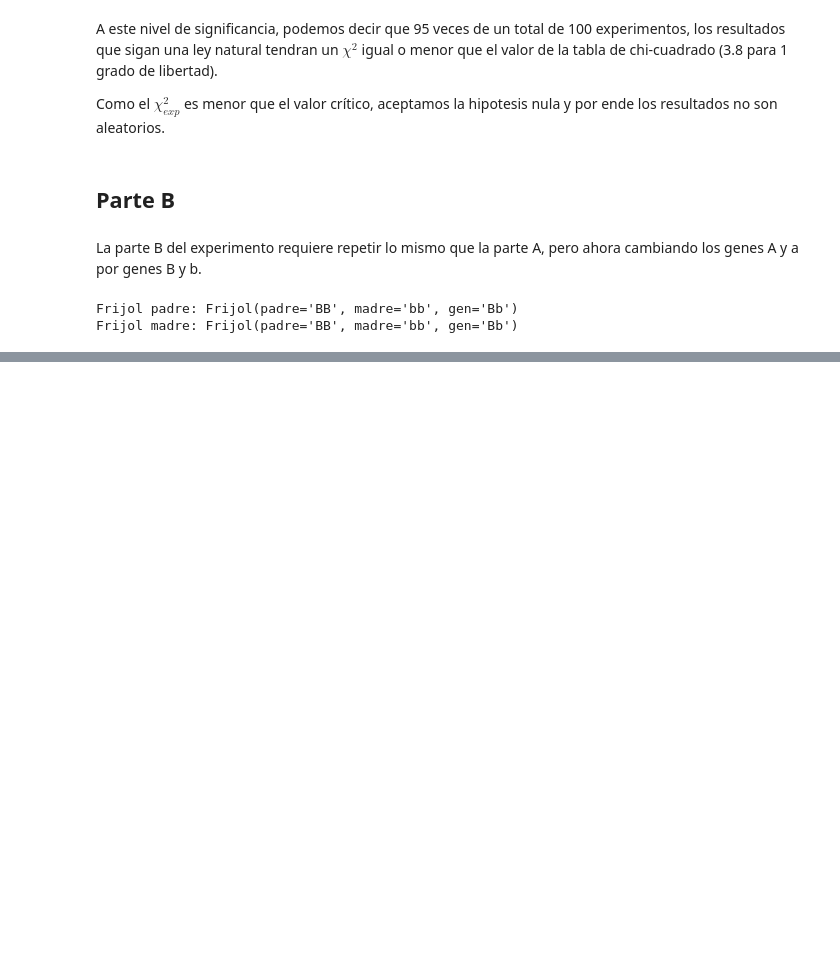
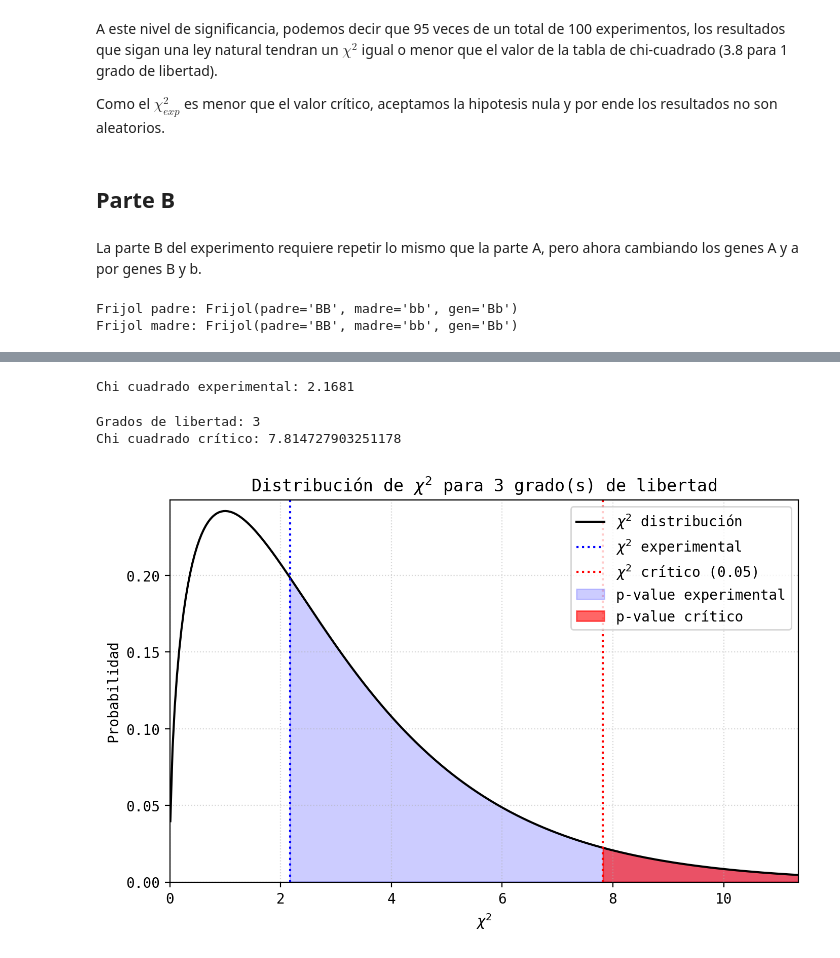
Before and after one commit to DangoMelon/biolab-fisi, a Jupyter notebook: biolab08.ipynb, the cells around one changed output, grey strips where cells are left out. Drawn from its saved outputs; the diff is of its cells as text; code cells hidden in the pictures; blank space fills up the shorter version.

```diff
--- a/biolab08.ipynb
+++ b/biolab08.ipynb
@@ -370,0 +507,7 @@ Frijol(padre='AaBb', madre='AaBb', gen='Aabb')
+# %%
+nveces = 1_000_000
+
+gen_a = pd.DataFrame([padre_a + madre_a for i in range(nveces)])
+gen_b = pd.DataFrame([padre_b + madre_b for i in range(nveces)])
+gen_ab = gen_a[["gen"]] + gen_b[["gen"]]
+freq_ab = gen_ab.gen.value_counts()
@@ -370,0 +556,59 @@ Frijol(padre='AaBb', madre='AaBb', gen='Aabb')
+# %%
+# Formula para chi cuadrado
+chi_sqr = np.round((summary.Desvio**2 / summary.Esperado).sum(), 4)
+print(f"Chi cuadrado experimental: {chi_sqr}")
+# %% [output]
+Chi cuadrado experimental: 2.1681
+# %%
+# Grados de libertad
+dof_ext = len(gen_ab.iloc[0].gen) - 1
+
+# Obtenemos el valor critico de chi cuadrado
+# para una probabilidad de 0.05 y nuestro grado de libertad
+crit_val = stats.chi2.isf(0.05, dof_ext)
+print(f"Grados de libertad: {dof_ext}")
+print(f"Chi cuadrado crítico: {crit_val}")
+# %% [output]
+Grados de libertad: 3
+Chi cuadrado crítico: 7.814727903251178
+# %%
+x = np.linspace(0.01, 20, 500)
+chi2 = stats.chi2.pdf(x, dof_ext)
+
+fig, ax = plt.subplots(dpi=200, figsize=(8, 5))
+ax.plot(x, chi2, c="k", lw=1.5, label=r"$\chi^2$ distribución")
+
+ax.axvline(chi_sqr, ls="dotted", c="blue", lw=1.5, label=r"$\chi^2$ experimental")
+ax.axvline(crit_val, ls="dotted", c="red", lw=1.5, label=r"$\chi^2$ crítico (0.05)")
+
+ax.fill_between(
+    x,
+    0,
+    chi2,
+    where=x >= chi_sqr,
+    color="blue",
+    alpha=0.2,
+    interpolate=True,
+    label="p-value experimental",
+)
+ax.fill_between(
+    x,
+    0,
+    chi2,
+    where=x >= crit_val,
+    color="red",
+    alpha=0.6,
+    interpolate=True,
+    label="p-value crítico",
+)
+
+ax.set_xlim(0, stats.chi2.isf(x[0], dof_ext))
+ax.set_ylim(0, chi2.max() + chi2.std() / 10)
+ax.set_title(rf"Distribución de $\chi^2$ para {dof_ext} grado(s) de libertad")
+
+ax.set_xlabel(r"$\chi^2$")
+ax.set_ylabel("Probabilidad")
+ax.legend(loc="upper right")
+ax.grid(ls="dotted", alpha=0.5)
+# %% [output]
+[figure, added]
```
Also changed, not shown: parts of 36 cells of this notebook.
